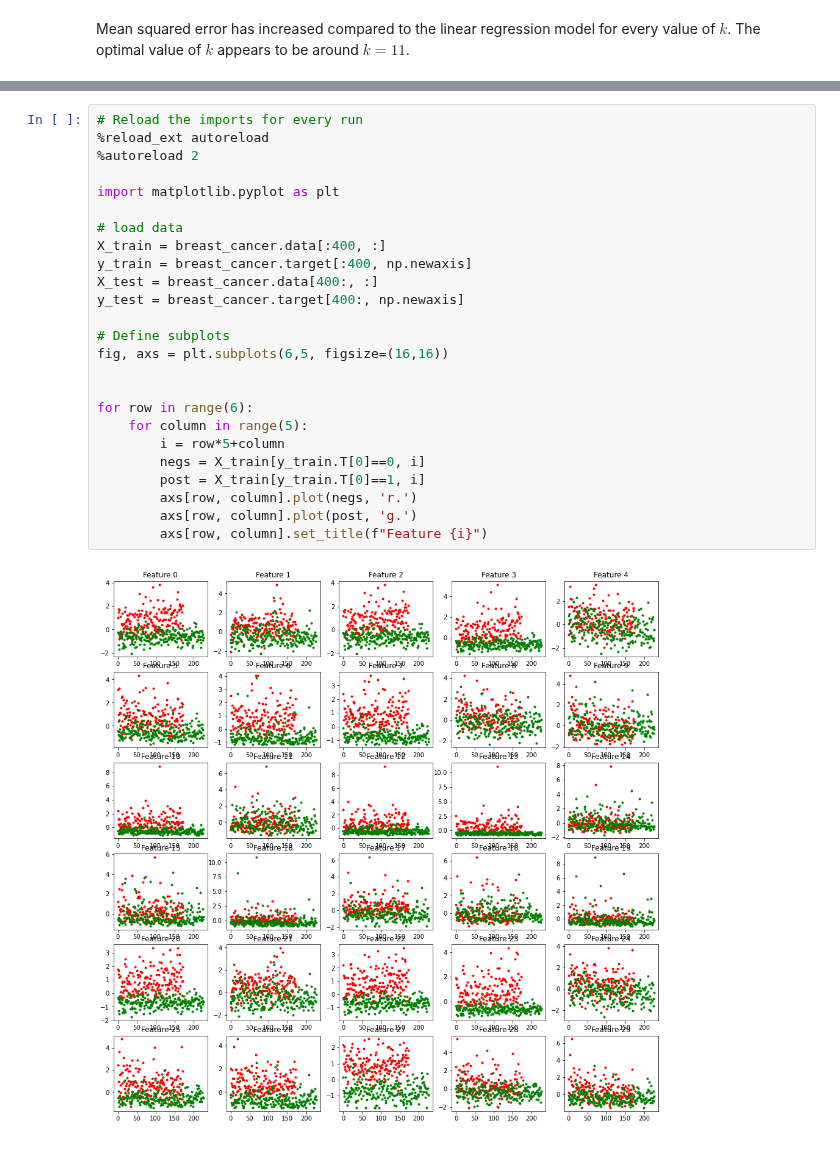
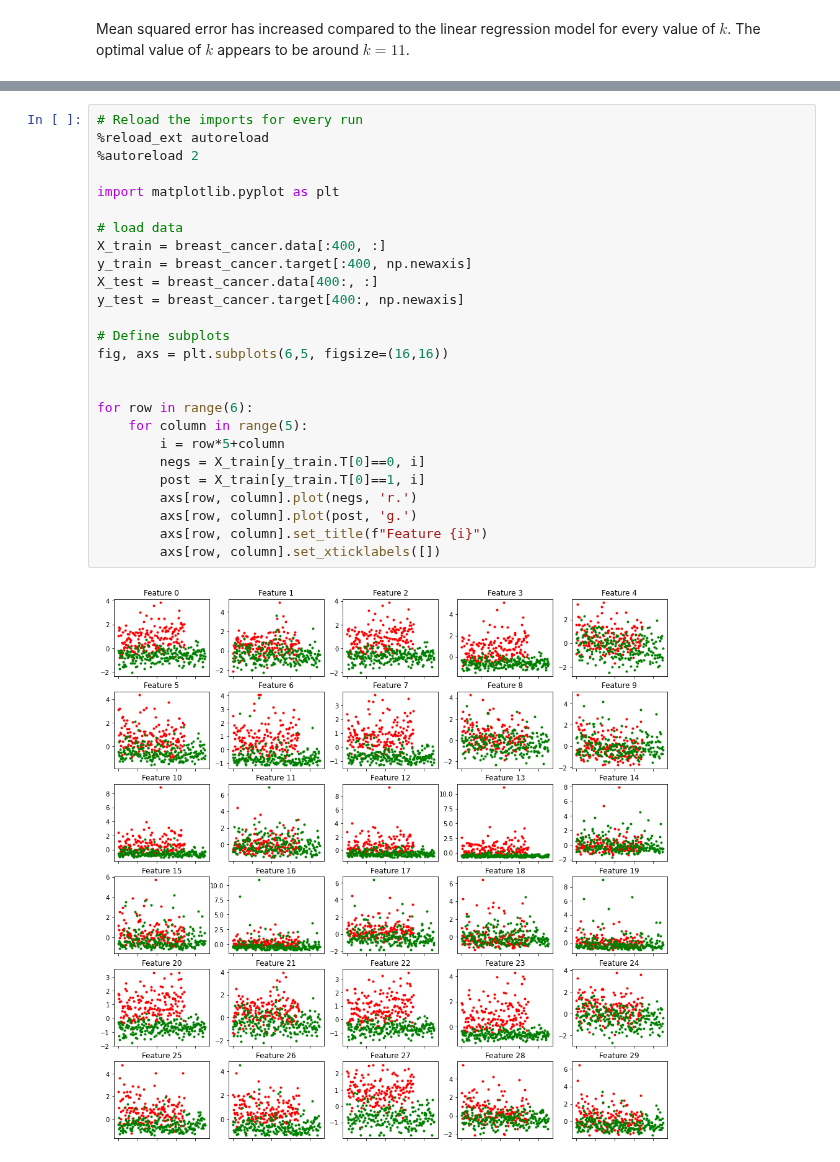
Before and after one commit to VincentV0/8dm50-machine-learning, a Jupyter notebook: practicals/week_1.ipynb, the cells around one changed output, grey strips where cells are left out. Drawn from its saved outputs; the diff is of its cells as text.

```diff
--- a/practicals/week_1.ipynb
+++ b/practicals/week_1.ipynb
@@ -322,28 +325,29 @@ Compute and visualize the class-conditional probability (conditional probability
 # %%
 # Reload the imports for every run
 %reload_ext autoreload
 %autoreload 2
 
 import matplotlib.pyplot as plt
 
 # load data
 X_train = breast_cancer.data[:400, :]
 y_train = breast_cancer.target[:400, np.newaxis]
 X_test = breast_cancer.data[400:, :]
 y_test = breast_cancer.target[400:, np.newaxis]
 
 # Define subplots
 fig, axs = plt.subplots(6,5, figsize=(16,16))
 
 
 for row in range(6):
     for column in range(5):
         i = row*5+column
         negs = X_train[y_train.T[0]==0, i]
         post = X_train[y_train.T[0]==1, i]
         axs[row, column].plot(negs, 'r.')
         axs[row, column].plot(post, 'g.')
         axs[row, column].set_title(f"Feature {i}")
+        axs[row, column].set_xticklabels([])
 # %% [output]
-[figure, old version]
+[figure, new version]
 # %% [markdown]
```
Also changed, not shown: parts of 8 cells of this notebook, 2 other files.
